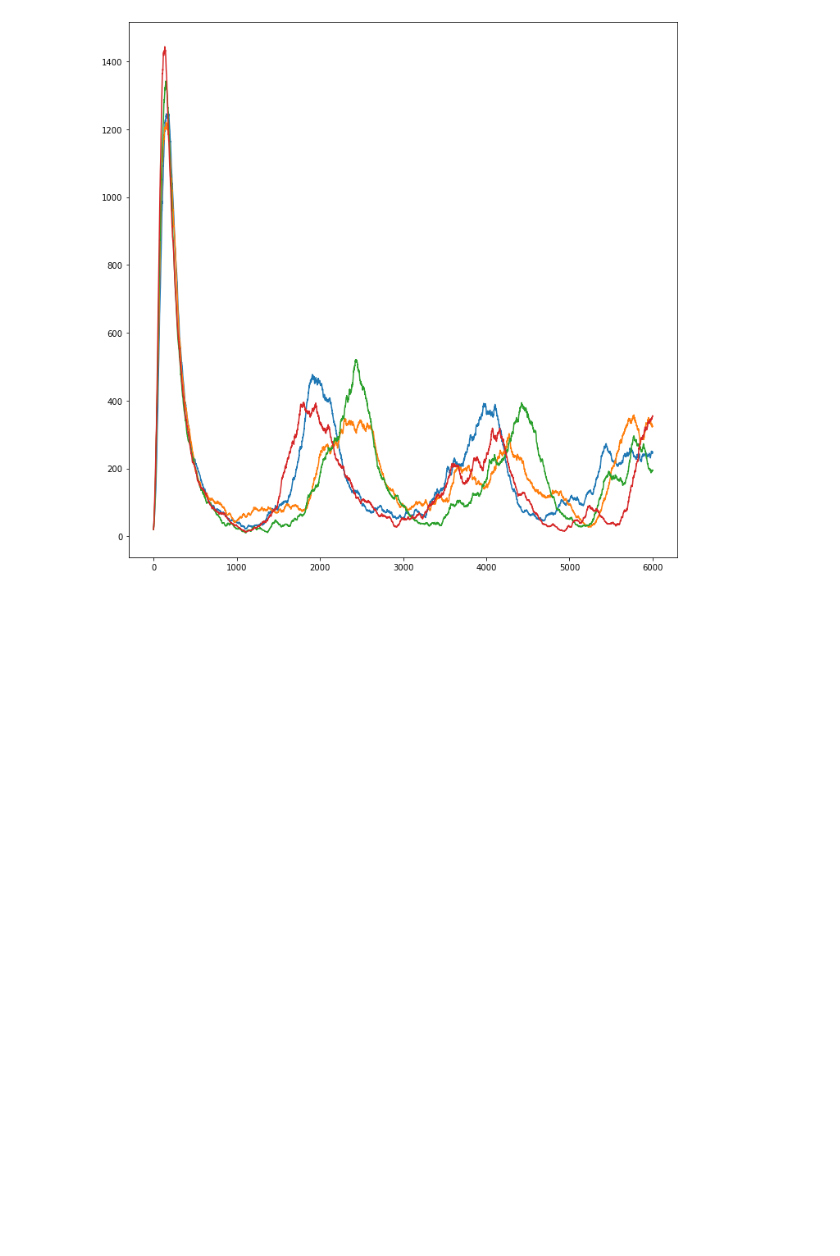
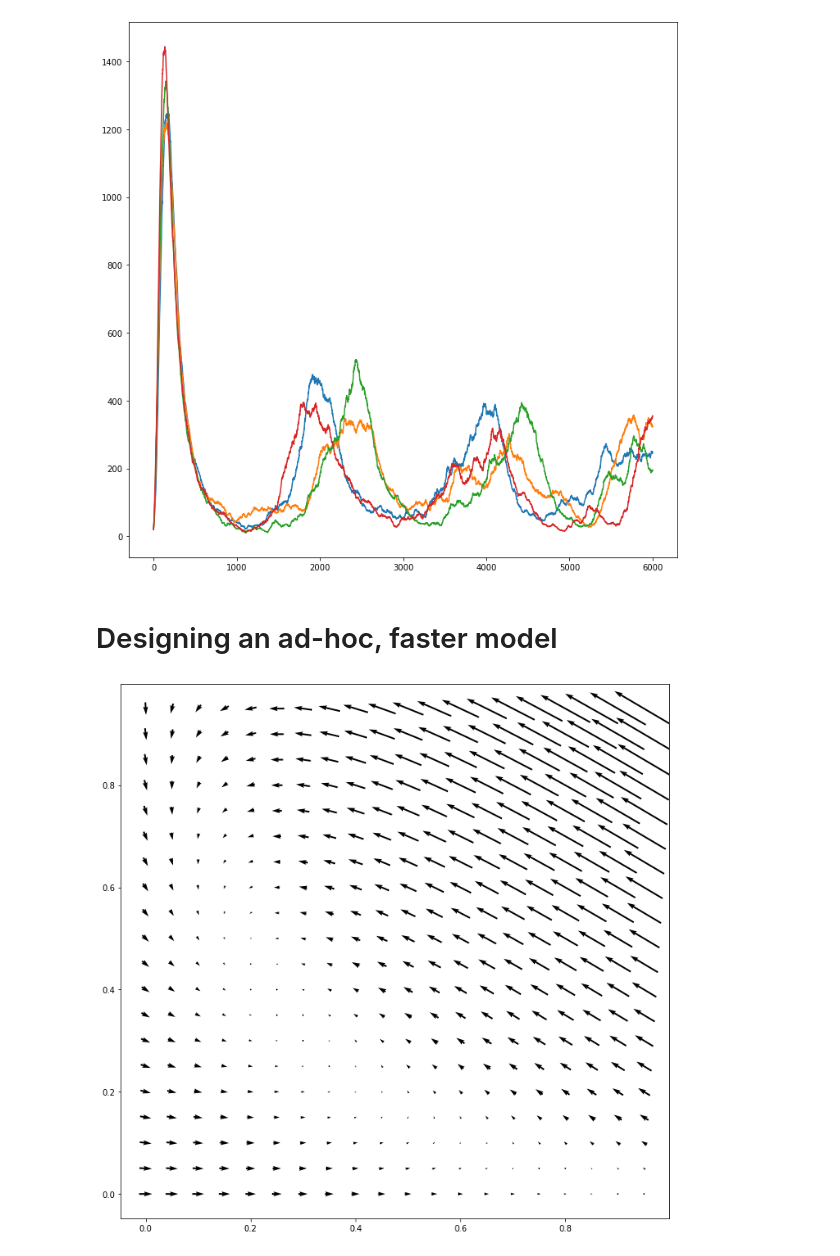
Before and after one commit to RenardDesNeiges/EpidemicsSimulator, a Jupyter notebook: dynamics_epidemics.ipynb, the cells around one changed output. Saved outputs shown, nothing was run; the diff lists cells and outputs as text; code cells hidden in the pictures; blank space fills up the shorter version.

```diff
--- a/dynamics_epidemics.ipynb
+++ b/dynamics_epidemics.ipynb
@@ -56,3 +59,28 @@ for i in range(4):
 plt.show()
 # %% [output]
 [figure]
+# %% [markdown]
+# Designing an ad-hoc, faster model
+# %%
+"""Vanilla SIRS model
+"""
+
+
+def sirs(s,i,alpha,beta,gamma):
+   ds = np.zeros_like(s)
+   di = np.zeros_like(i)
+   ds = gamma * (1-s-i) - alpha*s*i
+   di = alpha*s*i - beta * i
+   return ds,di
+alpha = 0.8
+beta = 0.2
+gamma = 0.03
+
+S, I = np.meshgrid(np.arange(0, 1, .05), np.arange(0, 1, .05))
+dS, dI = sirs(S,I,0.4,0.1,0.1)
+
+
+fig,ax = plt.subplots()
+Q = ax.quiver(S, I, dS, dI, units='x', pivot='mid',scale=4)
+# %% [output]
+[figure, added]
```
Also changed, not shown: parts of 7 cells of this notebook, 1 other file.
